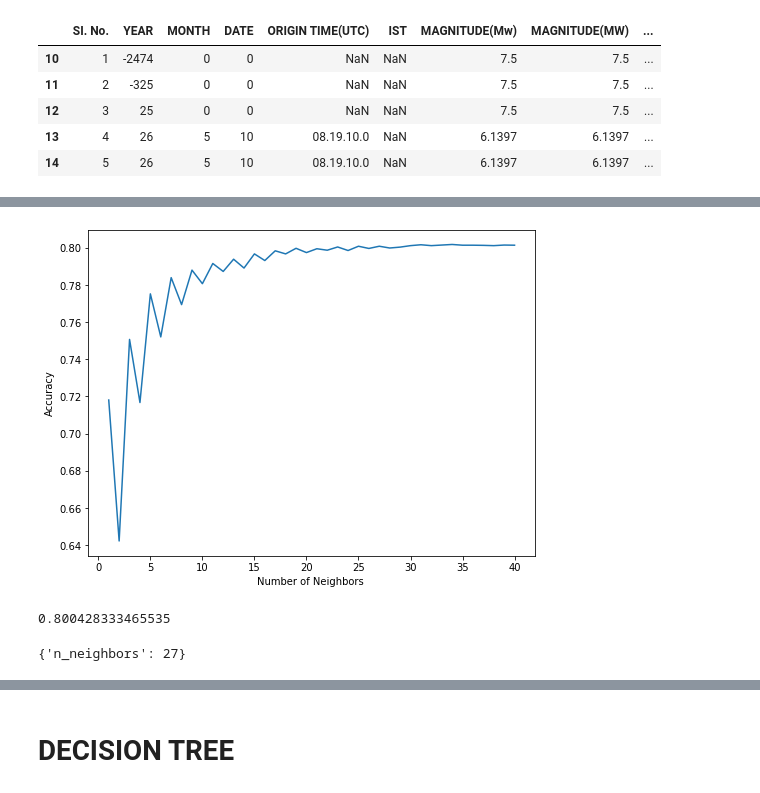
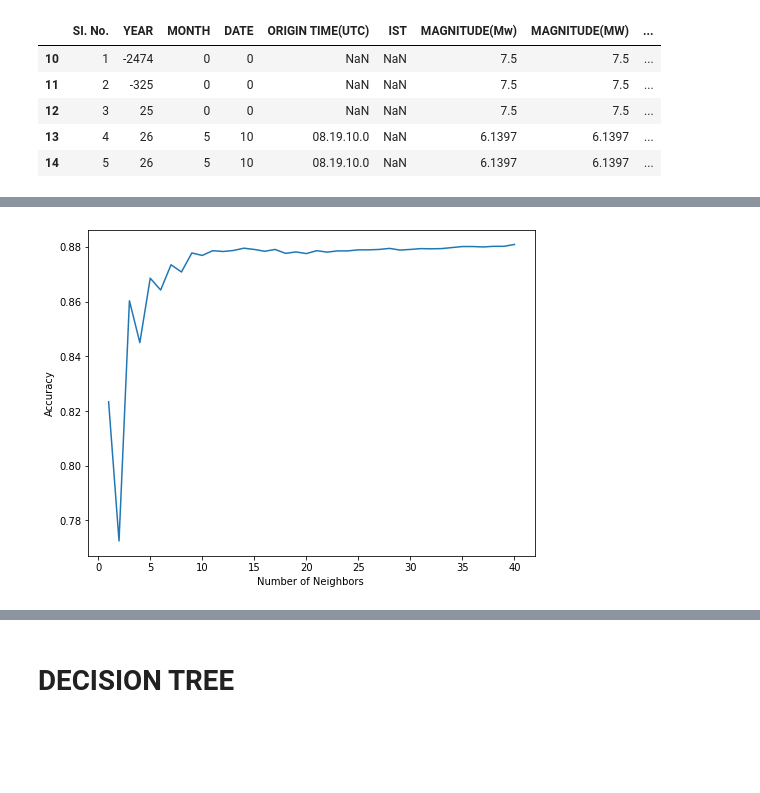
Before and after one commit to navaneet625/Earthquake-Data-Analysis-and-Classification, a Jupyter notebook: Classification.ipynb, the cells around one changed output, grey strips where cells are left out. Saved outputs shown, nothing was run; the diff lists cells and outputs as text; code cells hidden in the pictures; blank space fills up the shorter version.

```diff
--- a/Classification.ipynb
+++ b/Classification.ipynb
@@ -288,0 +276,3 @@ from sklearn.metrics import confusion_matrix,plot_confusion_matrix
+# %%
+class_ = df['MAGNITUDE(MW)']
+df.drop('MAGNITUDE(MW)', axis=1, inplace=True)
@@ -288,0 +291,4 @@ from sklearn.metrics import confusion_matrix,plot_confusion_matrix
+# %%
+scaler = MinMaxScaler()
+X = scaler.fit_transform(df)
+X.shape
@@ -288,0 +299,23 @@ from sklearn.metrics import confusion_matrix,plot_confusion_matrix
+# %%
+threshold = [4.0,4.1,4.2,4.3,4.4,4.5,4.6,4.7,4.8,4.9,5.0]
+acc_scr = []
+roc_scr = []
+for th in threshold:
+  label=[]
+  for x in class_:
+    if float(x) > th:
+      label.append(1)
+    else:
+      label.append(0)
+  label= np.array(label)
+
+  X_train, X_test, y_train, y_test = train_test_split(X, label, random_state=42)
+
+  ran_clf = RandomForestClassifier(n_estimators = 300,max_depth=16, random_state = 42)
+  ran_clf.fit(X_train, y_train)
+  y_pred = ran_clf.predict(X_test)
+  acc_scr.append(accuracy_score(y_test, y_pred))
+  print(ran_clf.__class__.__name__, accuracy_score(y_test, y_pred))
+  y_pred_ = ran_clf.predict_proba(X_test)[:,1]
+  roc_scr.append(roc_auc_score(y_test,y_pred_))
+  print("Area under curve : ",roc_auc_score(y_test,y_pred_))
@@ -288,0 +348,10 @@ from sklearn.metrics import confusion_matrix,plot_confusion_matrix
+# %%
+threshold = 4.0 ##[4,5]
+label=[]
+for x in class_:
+  if float(x) > threshold:
+    label.append(1)
+  else:
+    label.append(0)
+
+label= np.array(label)
@@ -307,9 +387,8 @@ array([0.71809312, 0.64226224, 0.75069406, 0.71674467, 0.77520425,
 # %%
-loc = np.arange(1,41,step=1.0)
 plt.figure(figsize = (8, 6))
 plt.plot(range(1,41), mean_acc)
 plt.xlabel('Number of Neighbors ')
 plt.ylabel('Accuracy')
 plt.show()
 # %% [output]
-[figure, old version]
+[figure, new version]
@@ -319,4 +394,0 @@ y_pred = knn.predict(X_test)
-# %%
-accuracy_score(y_test,y_pred)
-# %% [output]
-0.800428333465535
@@ -330,4 +394,0 @@ grid_search=grid.fit(X_train, y_train)
-# %%
-print(grid_search.best_params_)
-# %% [output]
-{'n_neighbors': 27}
```
Also changed, not shown: parts of 139 cells of this notebook.
